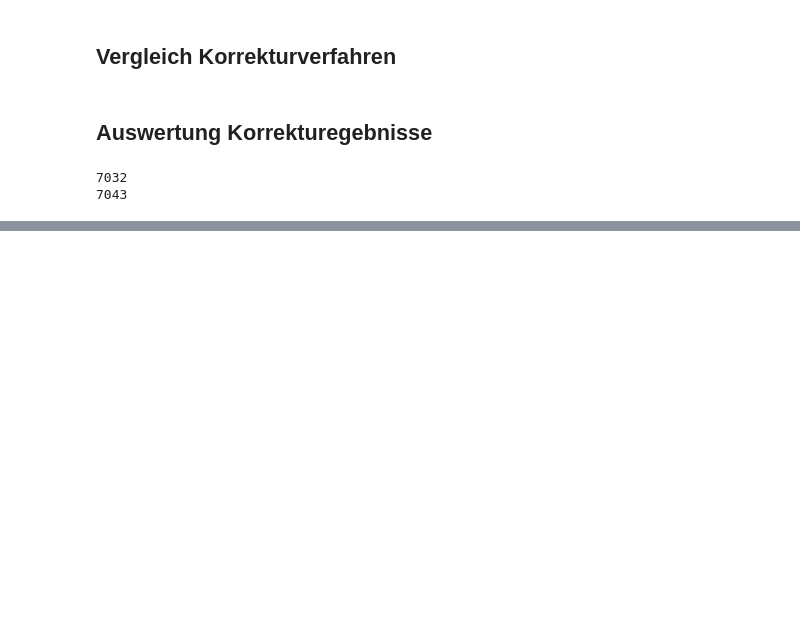
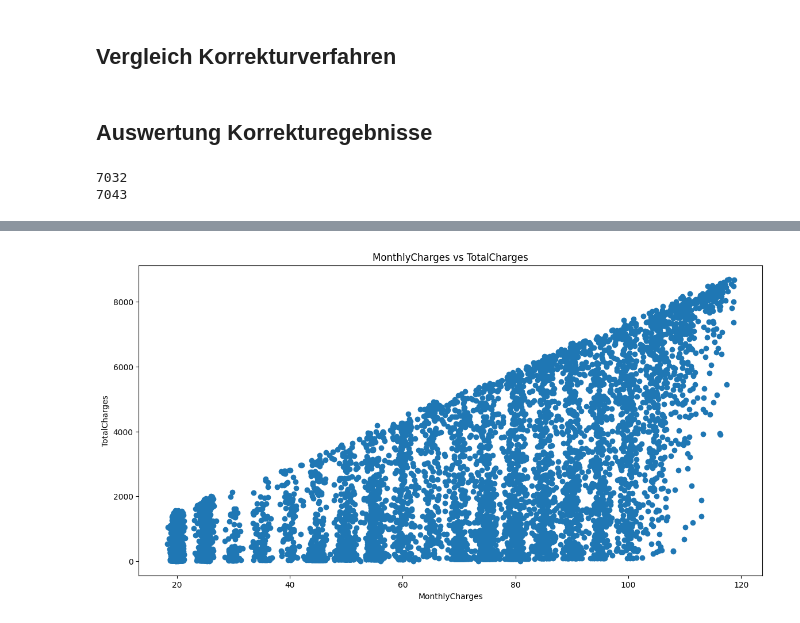
Before and after one commit to cuber-it/aktueller-kurs, a Jupyter notebook: Tag9/Uebung_01/data_analyse_01.ipynb, the cells around one changed output, grey strips where cells are left out. Saved outputs shown, nothing was run; the diff lists cells and outputs as text; code cells hidden in the pictures; blank space fills up the shorter version.

```diff
--- a/Tag9/Uebung_01/data_analyse_01.ipynb
+++ b/Tag9/Uebung_01/data_analyse_01.ipynb
@@ -54,0 +81,4 @@ print(len(df_kosten_2))
+# %%
+show_plot(df_kosten_2, "MonthlyCharges", "TotalCharges")
+# %% [output]
+[figure, added]
```
Also changed, not shown: parts of 5 cells of this notebook, 1 other file.
